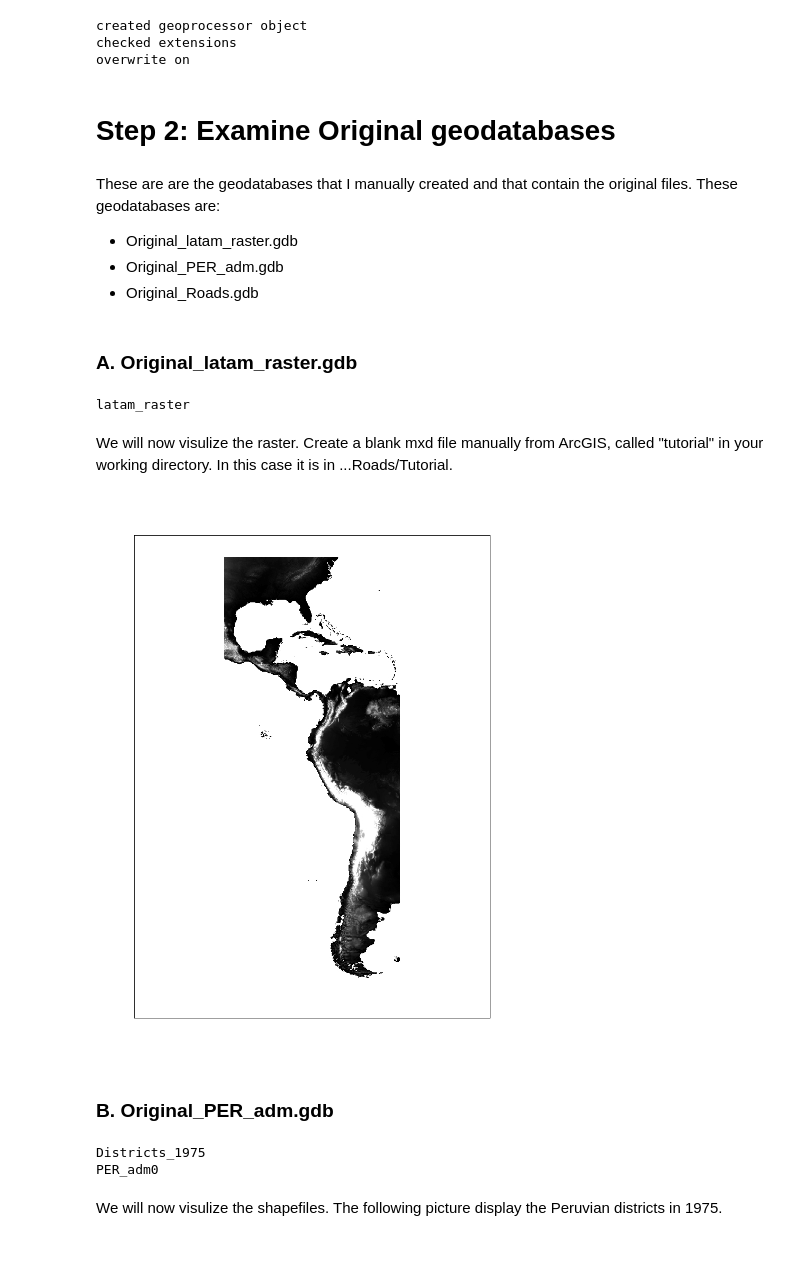
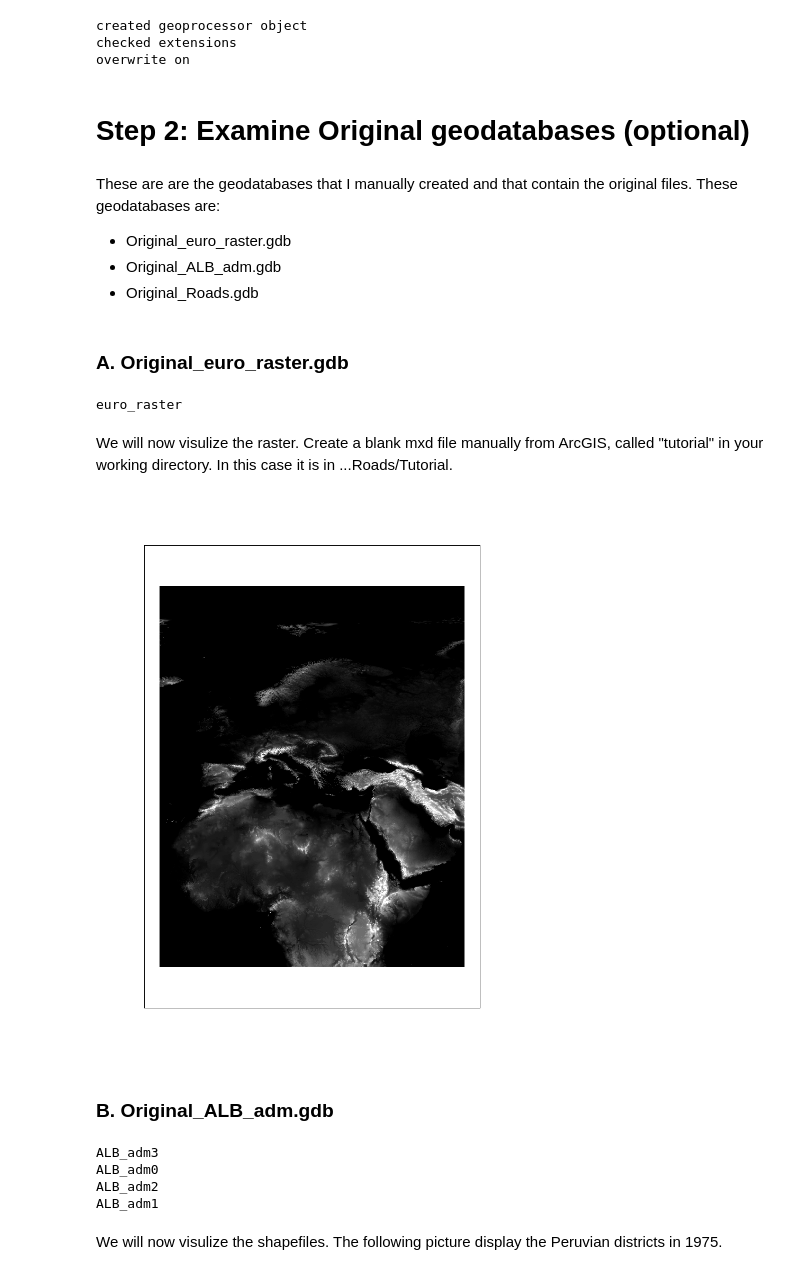
Before and after one commit to bgpopescu/line-density, a Jupyter notebook: roads.ipynb, the cells around one changed output. Drawn from its saved outputs; the diff is of its cells as text; code cells hidden in the pictures.

```diff
--- a/roads.ipynb
+++ b/roads.ipynb
@@ -9,5 +9,5 @@ In this tutorial, we will be looking at density of roads by district in Peru. Ca
 # %%
-path = "C:\\Users\\bgpopescu\\Dropbox\\Education project\\Data\\Roads\\"
+path = "C:\\Users\\bgpopescu\\Dropbox\\Albania project\\Data\\Roads\\"
 # %% [markdown]
 The basic files that we will work with are the following:
 
@@ -42,49 +41,51 @@ created geoprocessor object
 checked extensions
 overwrite on
 # %% [markdown]
-# Step 2: Examine Original geodatabases
+# Step 2: Examine Original geodatabases (optional)
 # %% [markdown]
 These are are the geodatabases that I manually created and that contain the original files.
 These geodatabases are:
 
-- Original_latam_raster.gdb
-- Original_PER_adm.gdb
+- Original_euro_raster.gdb
+- Original_ALB_adm.gdb
 - Original_Roads.gdb
 # %% [markdown]
-### A. Original_latam_raster.gdb
+### A. Original_euro_raster.gdb
 # %%
-arcpy.env.workspace = path + "Original_latam_raster.gdb"
+arcpy.env.workspace = path + "Original_euro_raster.gdb"
 fds=arcpy.ListDatasets()
 for fd in fds:
     print fd
 # %% [output]
-latam_raster
+euro_raster
 # %% [markdown]
 We will now visulize the raster.
 Create a blank mxd file manually from ArcGIS, called "tutorial" in your working directory. In this case it is in ...Roads/Tutorial.
 # %%
 mxdPath = path + "Tutorial\\tutorial.mxd"
-filePath = path + "Original_latam_raster.gdb\\latam_raster"
-fileLayerName = 'latam_raster'
+filePath = path + "Original_euro_raster.gdb\\euro_raster"
+fileLayerName = 'euro_raster1'
 md = arcpy.mapping.MapDocument(mxdPath)
 df = arcpy.mapping.ListDataFrames(md)[0]
 result = arcpy.MakeRasterLayer_management(filePath, fileLayerName)
 layer = result.getOutput(0)
 arcpy.mapping.AddLayer(df, layer, 'AUTO_ARRANGE')
-arcpy.mapping.ExportToJPEG(md, path + "Tutorial\\pics\\latam_raster")
-Image(path + "Tutorial\\pics\\latam_raster.jpg")
+arcpy.mapping.ExportToJPEG(md, path + "Tutorial\\pics\\euro_raster")
+Image(path + "Tutorial\\pics\\euro_raster.jpg")
 # %% [output]
-[figure, old version]
+[figure, new version]
 # %% [markdown]
-### B. Original_PER_adm.gdb
+### B. Original_ALB_adm.gdb
 # %%
-arcpy.env.workspace =  path +"Original_PER_adm.gdb"
+arcpy.env.workspace =  path +"Original_ALB_adm.gdb"
 fds=arcpy.ListFeatureClasses()
 for fd in fds:
     print fd
 # %% [output]
-Districts_1975
-PER_adm0
+ALB_adm3
+ALB_adm0
+ALB_adm2
+ALB_adm1
 # %% [markdown]
 We will now visulize the shapefiles. The following picture display the Peruvian districts in 1975.
 # %%
```
Also changed, not shown: parts of 87 cells of this notebook.
